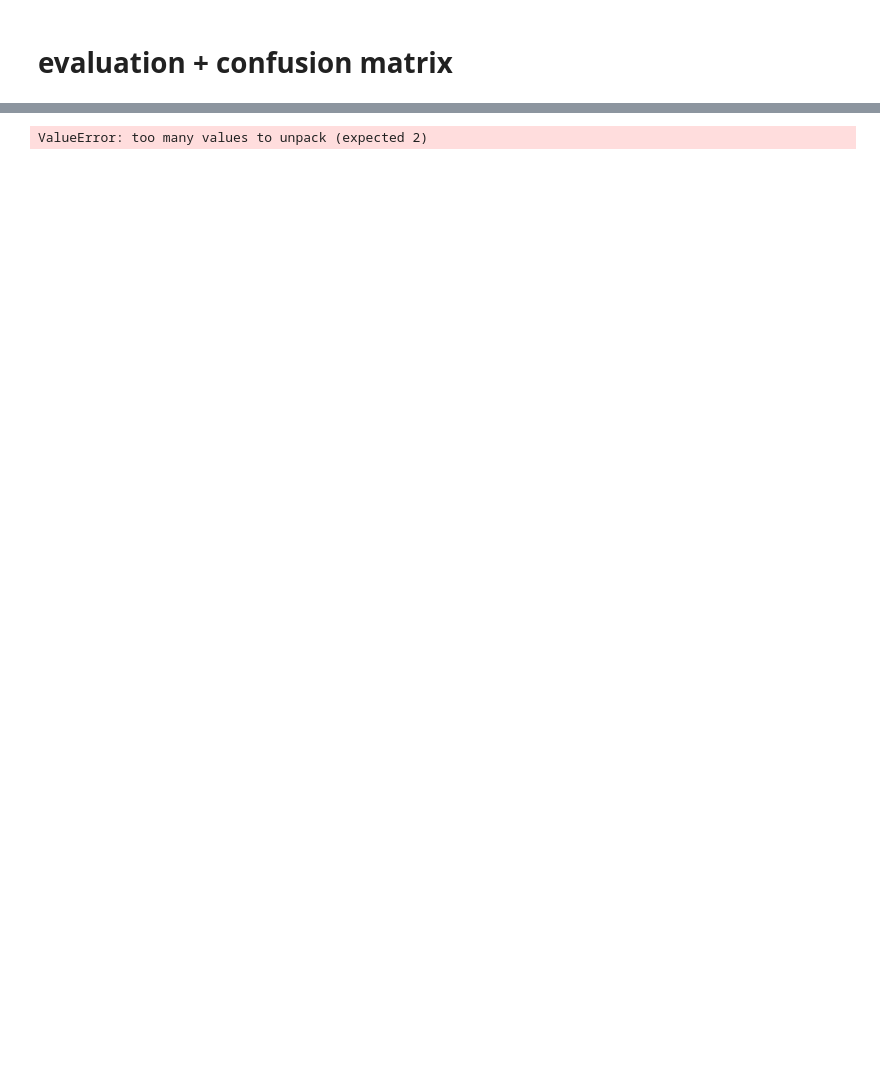
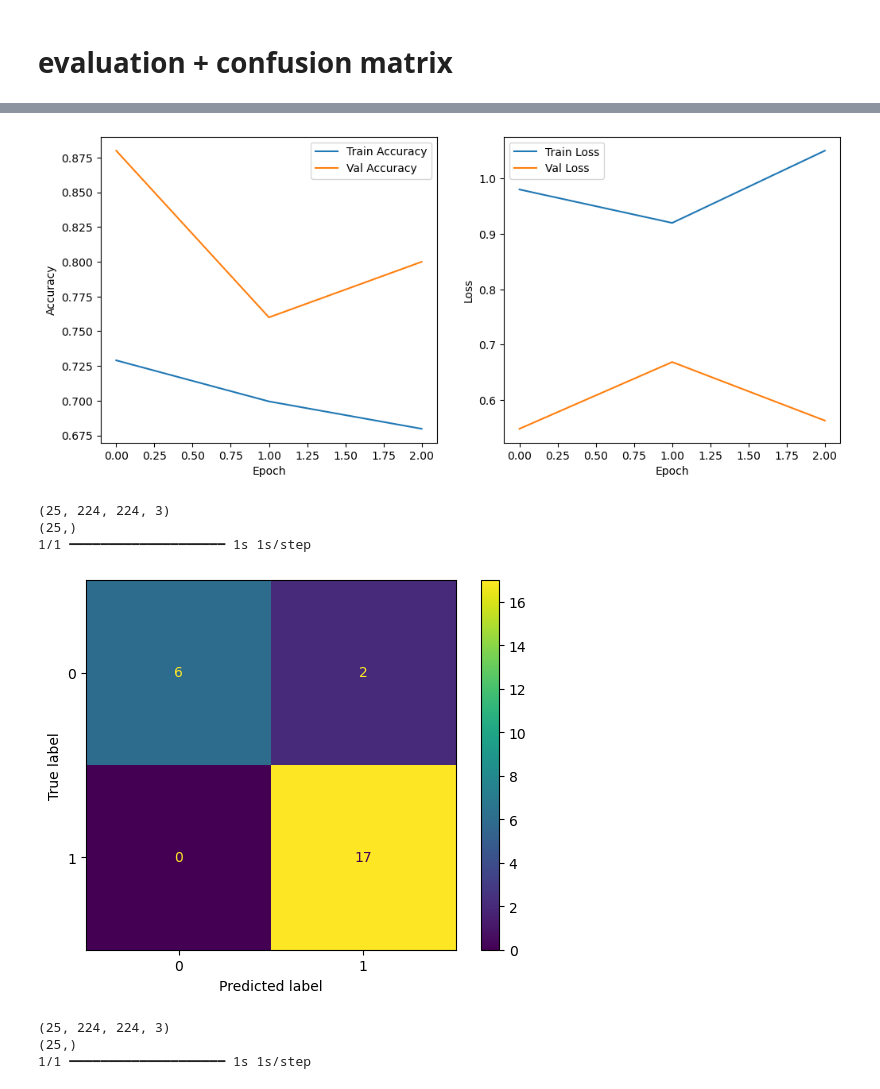
Before and after one commit to steffenschneider/MRI-tumor-detection, a Jupyter notebook: mri_tumor_detection.ipynb, the cells around one changed output, grey strips where cells are left out. Cells and saved outputs as stored; diff of their text form; code cells hidden in the pictures; blank space fills up the shorter version.

```diff
--- a/mri_tumor_detection.ipynb
+++ b/mri_tumor_detection.ipynb
@@ -164,7 +164,7 @@ model = keras.Sequential([
 # Adam optimizer is often the best choice for transfer learning
 # use binary_crossentropy for binary classification
 model.compile(
-    optimizer=keras.optimizers.Adam(learning_rate=0.00008),
+    optimizer=keras.optimizers.Adam(learning_rate=0.00005),
     loss="binary_crossentropy",
     metrics=[
         "accuracy",                # Genauigkeit (Accuracy)
@@ -199,8 +199,8 @@ amount of yes-files: 155
 # TRAINING
 early_stopping = keras.callbacks.EarlyStopping(
     monitor="val_loss",
-    min_delta=0.001,
-    patience=10,
+    min_delta=0.0001,
+    patience=20,
     restore_best_weights=True
 )
 
@@ -229,7 +223,7 @@ Epoch 6/100
 # %%
 
 # EVALUATION
-test_loss, test_acc = model.evaluate(test_ds)
+test_loss, test_acc, test_prec, test_rec = model.evaluate(test_ds)
 print(f"Test Accuracy: {test_acc:.4f}")
 
 # Plot accuracy and loss curves
@@ -283 +278,8 @@ plt.show()
+[figure, added]
-ValueError: too many values to unpack (expected 2)
+(25, 224, 224, 3)
+(25,)
+1/1 ━━━━━━━━━━━━━━━━━━━━ 1s 1s/step
+[figure, added]
+(25, 224, 224, 3)
+(25,)
+1/1 ━━━━━━━━━━━━━━━━━━━━ 1s 1s/step
```
Also changed, not shown: parts of 2 cells of this notebook.
